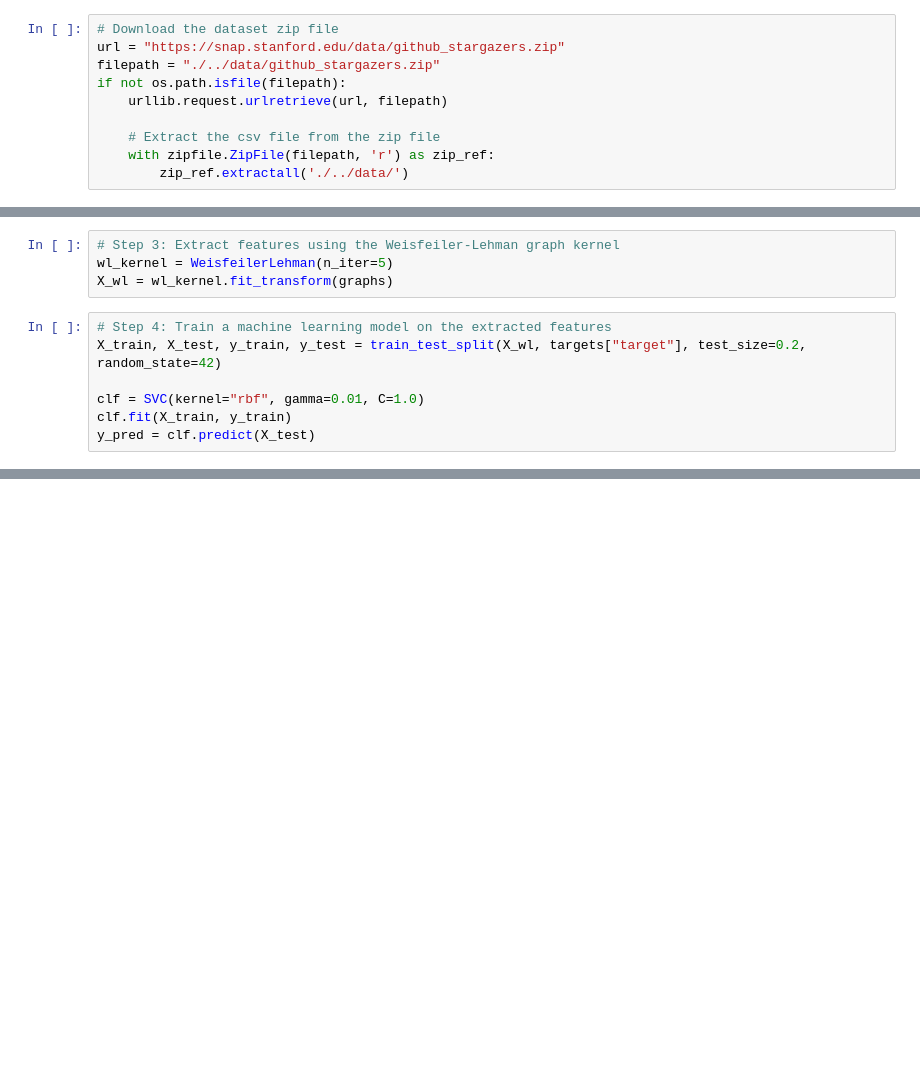
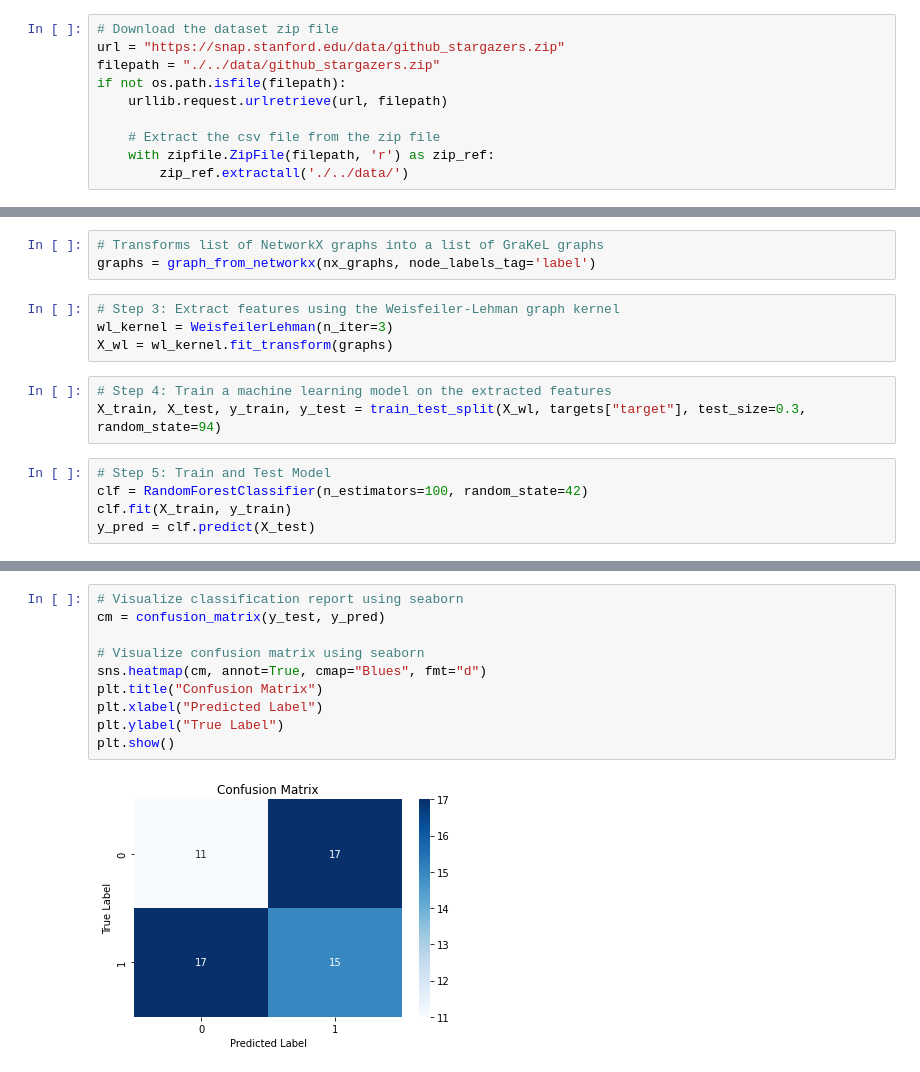
Before and after one commit to vipinindoria/weisfeiler-wehman-graph-classification, a Jupyter notebook: notebooks/Weisfeiler-Lehman Graph classification.ipynb, the cells around one changed output, grey strips where cells are left out. Saved outputs shown, nothing was run; the diff lists cells and outputs as text; blank space fills up the shorter version.

```diff
--- a/notebooks/Weisfeiler-Lehman Graph classification.ipynb
+++ b/notebooks/Weisfeiler-Lehman Graph classification.ipynb
@@ -62,12 +70,16 @@ for graph_id in graph_ids:
+# %%
+# Transforms list of NetworkX graphs into a list of GraKeL graphs
+graphs = graph_from_networkx(nx_graphs, node_labels_tag='label')
 # %%
 # Step 3: Extract features using the Weisfeiler-Lehman graph kernel
-wl_kernel = WeisfeilerLehman(n_iter=5)
+wl_kernel = WeisfeilerLehman(n_iter=3)
 X_wl = wl_kernel.fit_transform(graphs)
 # %%
 # Step 4: Train a machine learning model on the extracted features
-X_train, X_test, y_train, y_test = train_test_split(X_wl, targets["target"], test_size=0.2, random_state=42)
-
-clf = SVC(kernel="rbf", gamma=0.01, C=1.0)
-clf.fit(X_train, y_train)
-y_pred = clf.predict(X_test)
+X_train, X_test, y_train, y_test = train_test_split(X_wl, targets["target"], test_size=0.3, random_state=94)
+# %%
+# Step 5: Train and Test Model
+clf = RandomForestClassifier(n_estimators=100, random_state=42)
+clf.fit(X_train, y_train)
+y_pred = clf.predict(X_test)
 # %%
@@ -89,0 +102,12 @@ weighted avg       0.23      0.47      0.31        40
+# %%
+# Visualize classification report using seaborn
+cm = confusion_matrix(y_test, y_pred)
+
+# Visualize confusion matrix using seaborn
+sns.heatmap(cm, annot=True, cmap="Blues", fmt="d")
+plt.title("Confusion Matrix")
+plt.xlabel("Predicted Label")
+plt.ylabel("True Label")
+plt.show()
+# %% [output]
+[figure, added]
```
Also changed, not shown: parts of 7 cells of this notebook.
